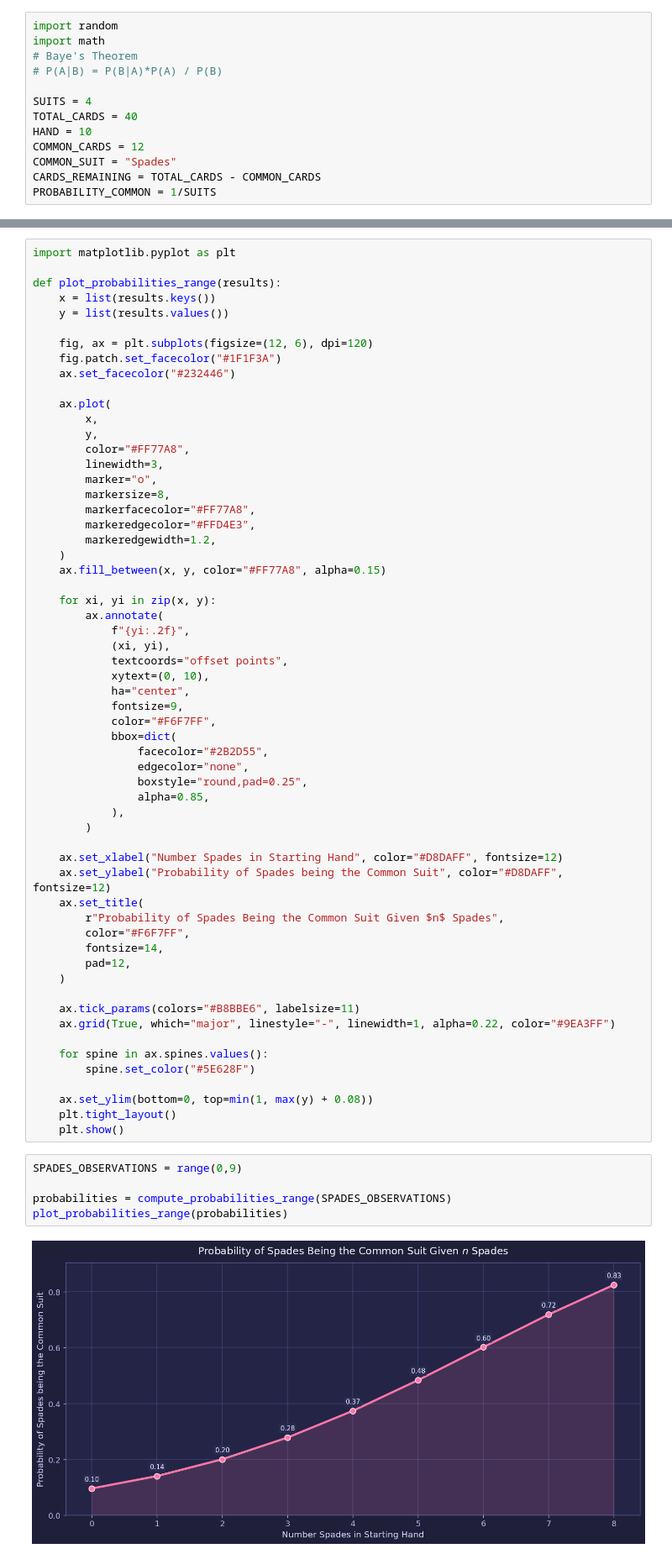
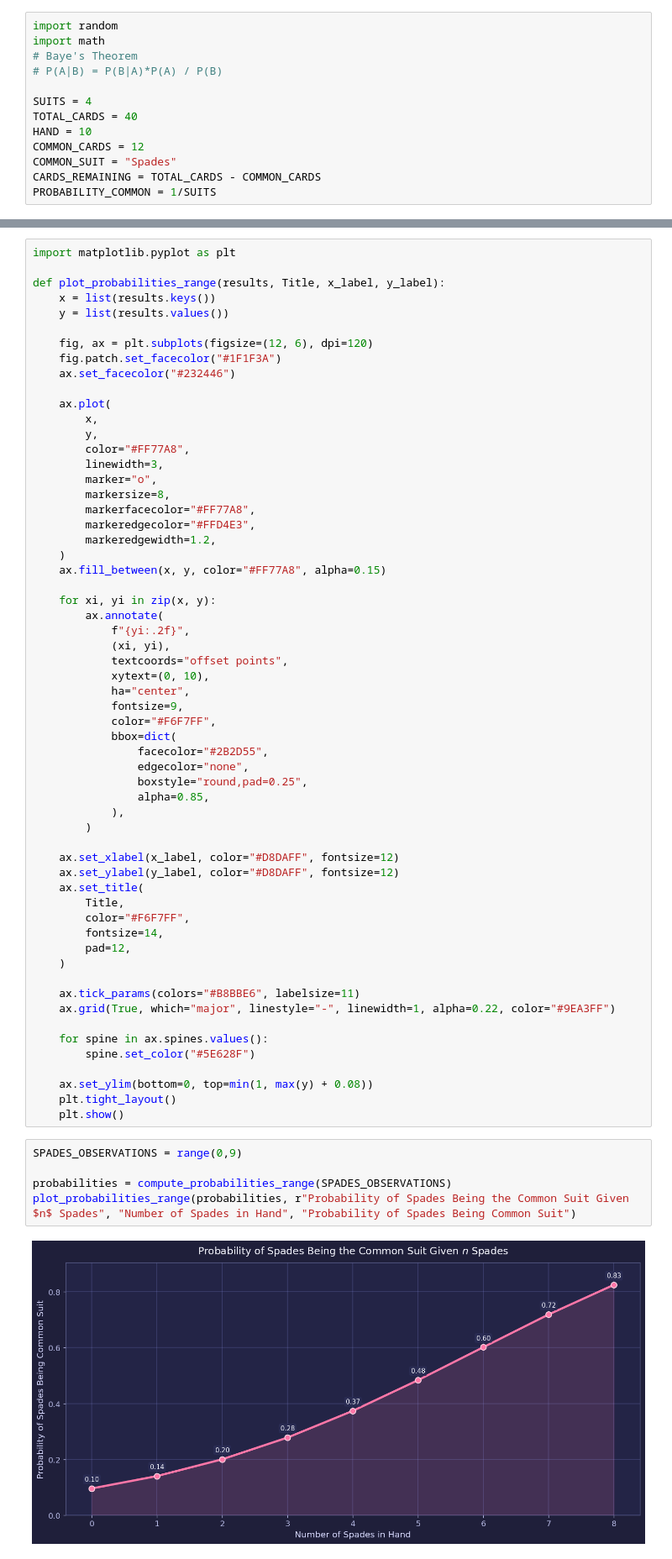
Before and after one commit to FloorMan/figgie-insights, a Jupyter notebook: Figgie_Statistical_Analysis.ipynb, the cells around one changed output, grey strips where cells are left out. Shown at 84% size. Drawn from its saved outputs; the diff is of its cells as text.

```diff
--- a/Figgie_Statistical_Analysis.ipynb
+++ b/Figgie_Statistical_Analysis.ipynb
@@ -60,7 +60,7 @@ def compute_probabilities_range(suit_observations):
 # %%
 import matplotlib.pyplot as plt
 
-def plot_probabilities_range(results):
+def plot_probabilities_range(results, Title, x_label, y_label):
     x = list(results.keys())
     y = list(results.values())
 
@@ -98,10 +98,10 @@ def plot_probabilities_range(results):
             ),
         )
 
-    ax.set_xlabel("Number Spades in Starting Hand", color="#D8DAFF", fontsize=12)
-    ax.set_ylabel("Probability of Spades being the Common Suit", color="#D8DAFF", fontsize=12)
+    ax.set_xlabel(x_label, color="#D8DAFF", fontsize=12)
+    ax.set_ylabel(y_label, color="#D8DAFF", fontsize=12)
     ax.set_title(
-        r"Probability of Spades Being the Common Suit Given $n$ Spades",
+        Title,
         color="#F6F7FF",
         fontsize=14,
         pad=12,
@@ -119,7 +119,7 @@ def plot_probabilities_range(results):
 # %%
 SPADES_OBSERVATIONS = range(0,9)
 
 probabilities = compute_probabilities_range(SPADES_OBSERVATIONS)
-plot_probabilities_range(probabilities)
+plot_probabilities_range(probabilities, r"Probability of Spades Being the Common Suit Given $n$ Spades", "Number of Spades in Hand", "Probability of Spades Being Common Suit")
 # %% [output]
-[figure, old version]
+[figure, new version]
```
Also changed, not shown: parts of 4 cells of this notebook.
